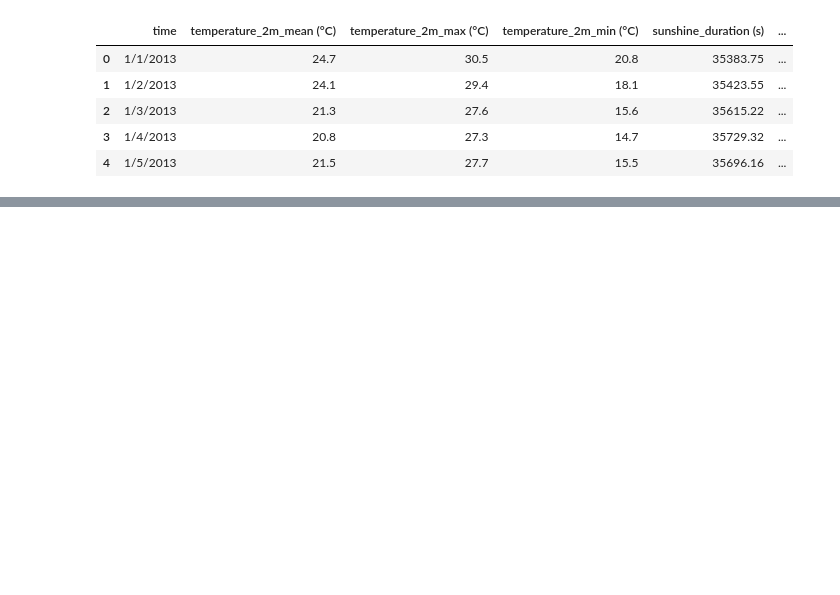
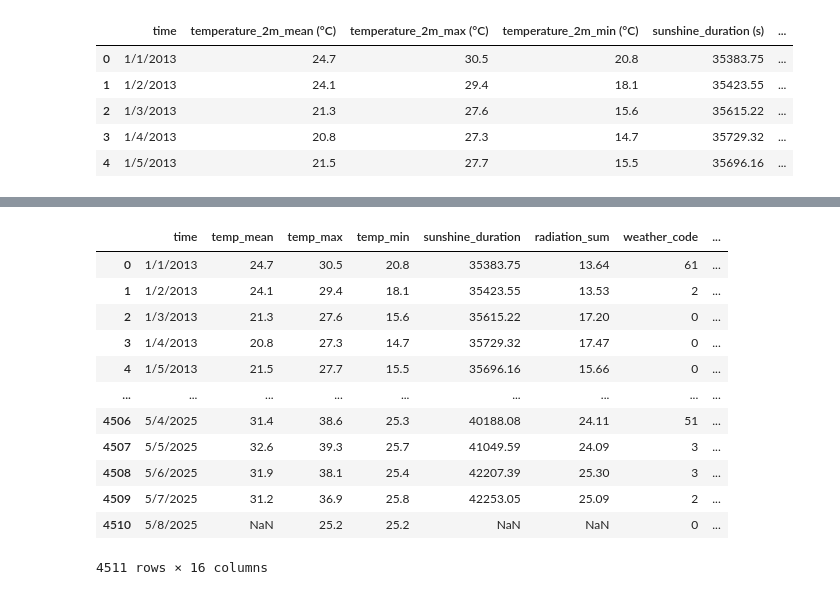
Before and after one commit to manthanawgan/MLops-Projects, a Jupyter notebook: Nagpur_Temperature_Detection_Model.ipynb, the cells around one changed output, grey strips where cells are left out. Cells and saved outputs as stored; diff of their text form; code cells hidden in the pictures; blank space fills up the shorter version.

```diff
--- a/Nagpur_Temperature_Detection_Model.ipynb
+++ b/Nagpur_Temperature_Detection_Model.ipynb
@@ -18,0 +78,32 @@ df.head()
+# %%
+df.rename(columns={
+    'temperature_2m_mean (°C)': 'temp_mean',
+    'temperature_2m_max (°C)': 'temp_max',
+    'temperature_2m_min (°C)': 'temp_min',
+    'sunshine_duration (s)': 'sunshine_duration',
+    'shortwave_radiation_sum (MJ/m²)': 'radiation_sum',
+    'weather_code (wmo code)': 'weather_code',
+    'apparent_temperature_mean (°C)': 'apparent_mean_temp',
+    'relative_humidity_2m_mean (%)': 'relative_humidity',
+    'dew_point_2m_mean (°C)': 'dew_point_mean',
+    'cloud_cover_mean (%)': 'cloud_cover_mean',
+    'wind_speed_10m_mean (km/h)': 'wind_speed_mean',
+    'surface_pressure_mean (hPa)': 'pressure_mean',
+    'et0_fao_evapotranspiration_sum (mm)': 'evapotranspiration_sum',
+    'soil_temperature_0_to_7cm_mean (°C)': 'soil_temp_mean',
+    'soil_moisture_0_to_10cm_mean (undefined)': 'soil_moisture_mean'
+})
+# %% [output]
+|  | time | temp_mean | temp_max | temp_min | sunshine_duration | radiation_sum | weather_code | ... |
+| 0 | 1/1/2013 | 24.7 | 30.5 | 20.8 | 35383.75 | 13.64 | 61 | ... |
+| 1 | 1/2/2013 | 24.1 | 29.4 | 18.1 | 35423.55 | 13.53 | 2 | ... |
+| 2 | 1/3/2013 | 21.3 | 27.6 | 15.6 | 35615.22 | 17.20 | 0 | ... |
+| 3 | 1/4/2013 | 20.8 | 27.3 | 14.7 | 35729.32 | 17.47 | 0 | ... |
+| 4 | 1/5/2013 | 21.5 | 27.7 | 15.5 | 35696.16 | 15.66 | 0 | ... |
+| ... | ... | ... | ... | ... | ... | ... | ... | ... |
+| 4506 | 5/4/2025 | 31.4 | 38.6 | 25.3 | 40188.08 | 24.11 | 51 | ... |
+| 4507 | 5/5/2025 | 32.6 | 39.3 | 25.7 | 41049.59 | 24.09 | 3 | ... |
+| 4508 | 5/6/2025 | 31.9 | 38.1 | 25.4 | 42207.39 | 25.30 | 3 | ... |
+| 4509 | 5/7/2025 | 31.2 | 36.9 | 25.8 | 42253.05 | 25.09 | 2 | ... |
+| 4510 | 5/8/2025 | NaN | 25.2 | 25.2 | NaN | NaN | 0 | ... |
+4511 rows × 16 columns
```
Also changed, not shown: parts of 5 cells of this notebook.
